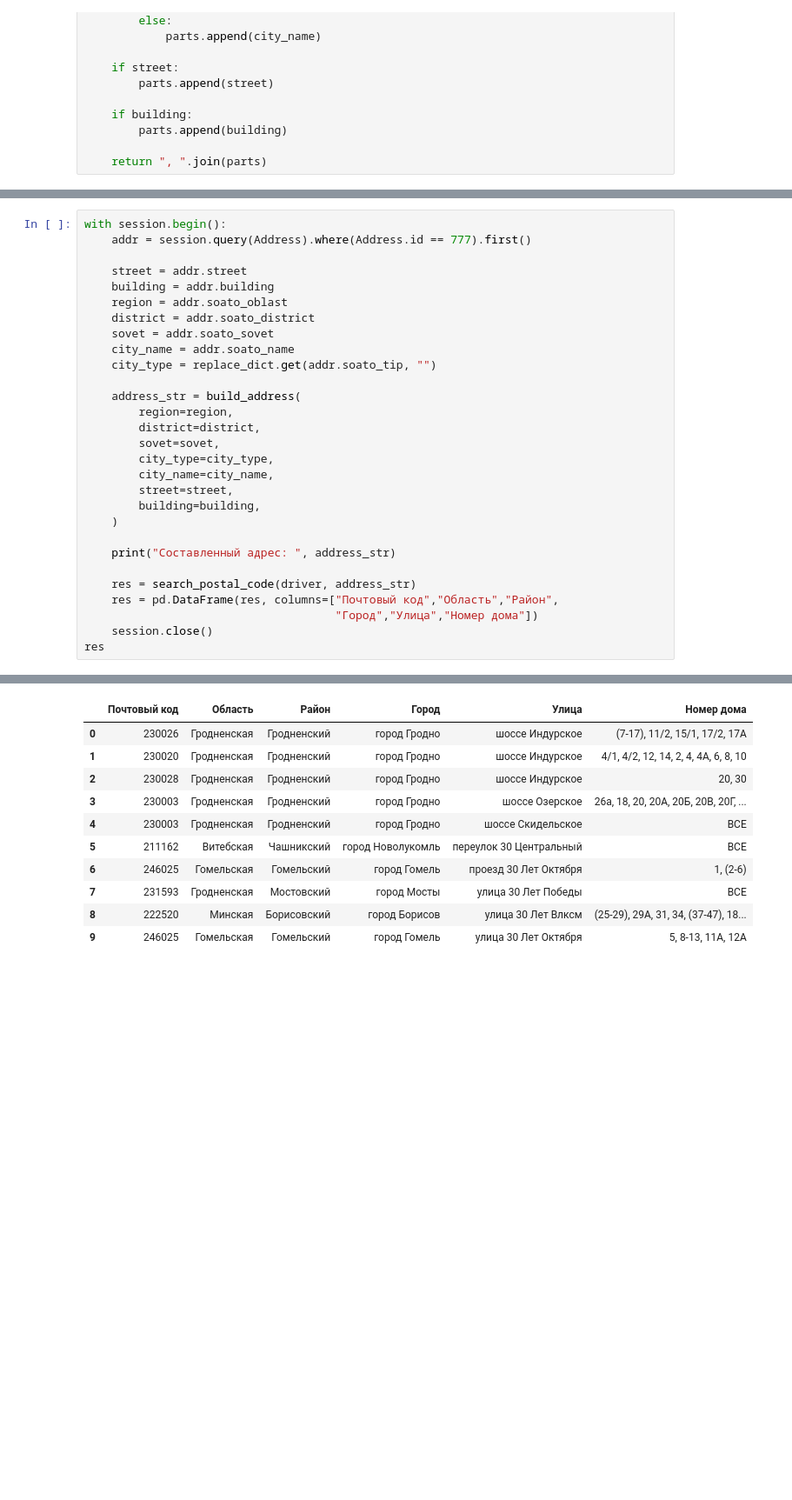
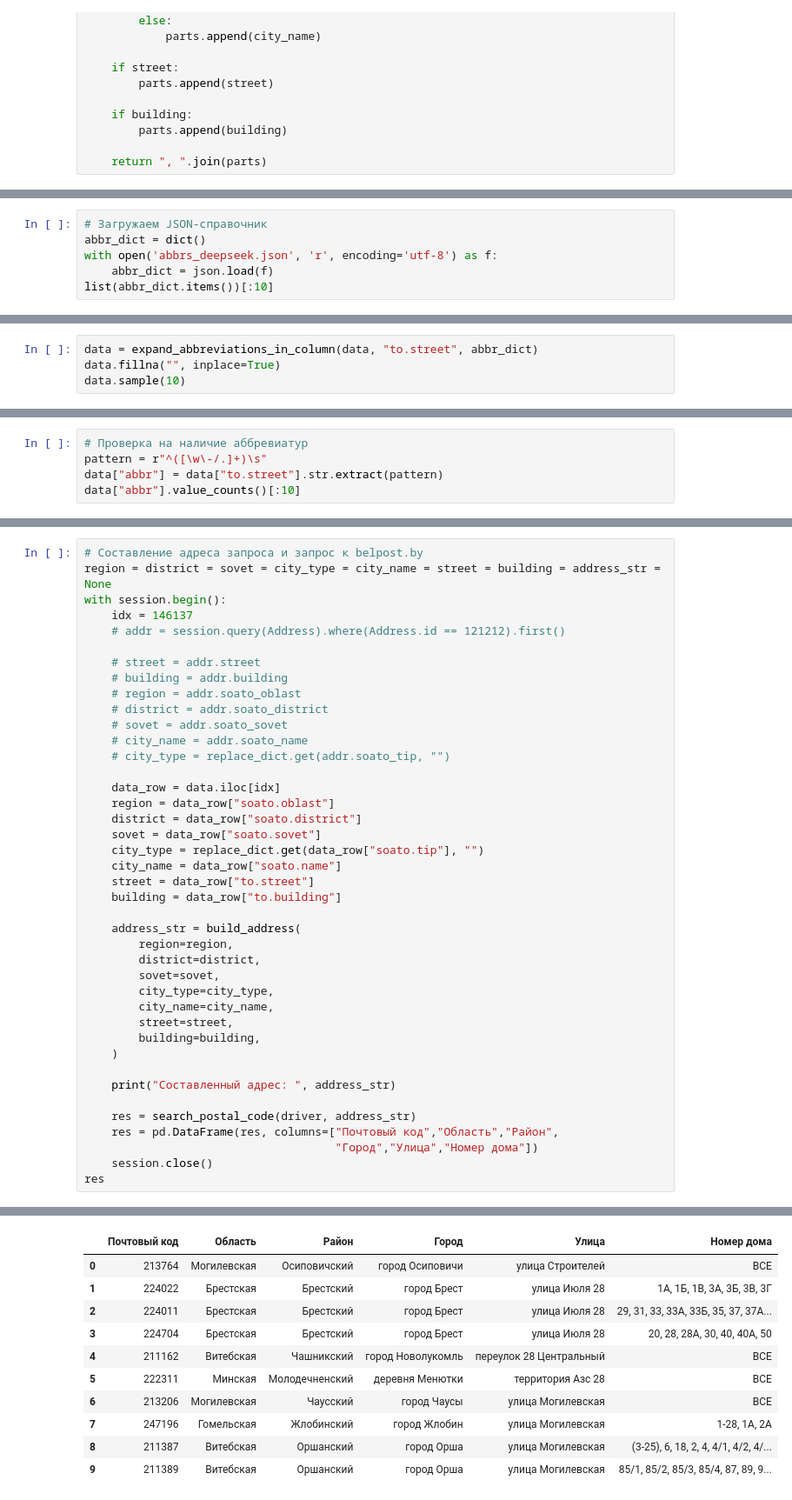
Before and after one commit to trxxnk/belpost-address-finder, a Jupyter notebook: analys.ipynb, the cells around one changed output, grey strips where cells are left out. Shown: that part at 87% size. Cells and saved outputs as stored; diff of their text form; blank space fills up the shorter version.

```diff
--- a/analys.ipynb
+++ b/analys.ipynb
@@ -127,0 +144,6 @@ def build_address(
+# %%
+# Загружаем JSON-справочник
+abbr_dict = dict()
+with open('abbrs_deepseek.json', 'r', encoding='utf-8') as f:
+    abbr_dict = json.load(f)
+list(abbr_dict.items())[:10]
@@ -127,0 +192,4 @@ def build_address(
+# %%
+data = expand_abbreviations_in_column(data, "to.street", abbr_dict)
+data.fillna("", inplace=True)
+data.sample(10)
@@ -127,0 +208,5 @@ def build_address(
+# %%
+# Проверка на наличие аббревиатур
+pattern = r"^([\w\-/.]+)\s"
+data["abbr"] = data["to.street"].str.extract(pattern)
+data["abbr"].value_counts()[:10]
@@ -128,14 +233,26 @@ def build_address(
 # %%
+# Составление адреса запроса и запрос к belpost.by
+region = district = sovet = city_type = city_name = street = building = address_str = None
 with session.begin():
-    addr = session.query(Address).where(Address.id == 777).first()
+    idx = 146137
+    # addr = session.query(Address).where(Address.id == 121212).first()
 
-    street = addr.street
-    building = addr.building
-    region = addr.soato_oblast
-    district = addr.soato_district
-    sovet = addr.soato_sovet
-    city_name = addr.soato_name
-    city_type = replace_dict.get(addr.soato_tip, "")
+    # street = addr.street
+    # building = addr.building
+    # region = addr.soato_oblast
+    # district = addr.soato_district
+    # sovet = addr.soato_sovet
+    # city_name = addr.soato_name
+    # city_type = replace_dict.get(addr.soato_tip, "")
+
+    data_row = data.iloc[idx]
+    region = data_row["soato.oblast"]
+    district = data_row["soato.district"]
+    sovet = data_row["soato.sovet"]
+    city_type = replace_dict.get(data_row["soato.tip"], "")
+    city_name = data_row["soato.name"]
+    street = data_row["to.street"]
+    building = data_row["to.building"]
 
     address_str = build_address(
         region=region,
@@ -160,12 +277,12 @@ res
 Ожидание результатов поиска...
 |  | Почтовый код | Область | Район | Город | Улица | Номер дома |
-| 0 | 230026 | Гродненская | Гродненский | город Гродно | шоссе Индурское | (7-17), 11/2, 15/1, 17/2, 17А |
-| 1 | 230020 | Гродненская | Гродненский | город Гродно | шоссе Индурское | 4/1, 4/2, 12, 14, 2, 4, 4А, 6, 8, 10 |
-| 2 | 230028 | Гродненская | Гродненский | город Гродно | шоссе Индурское | 20, 30 |
-| 3 | 230003 | Гродненская | Гродненский | город Гродно | шоссе Озерское | 26а, 18, 20, 20А, 20Б, 20В, 20Г, ... |
-| 4 | 230003 | Гродненская | Гродненский | город Гродно | шоссе Скидельское | ВСЕ |
-| 5 | 211162 | Витебская | Чашникский | город Новолукомль | переулок 30 Центральный | ВСЕ |
-| 6 | 246025 | Гомельская | Гомельский | город Гомель | проезд 30 Лет Октября | 1, (2-6) |
-| 7 | 231593 | Гродненская | Мостовский | город Мосты | улица 30 Лет Победы | ВСЕ |
-| 8 | 222520 | Минская | Борисовский | город Борисов | улица 30 Лет Влксм | (25-29), 29А, 31, 34, (37-47), 18... |
-| 9 | 246025 | Гомельская | Гомельский | город Гомель | улица 30 Лет Октября | 5, 8-13, 11А, 12А |
+| 0 | 213764 | Могилевская | Осиповичский | город Осиповичи | улица Строителей | ВСЕ |
+| 1 | 224022 | Брестская | Брестский | город Брест | улица Июля 28 | 1А, 1Б, 1В, 3А, 3Б, 3В, 3Г |
+| 2 | 224011 | Брестская | Брестский | город Брест | улица Июля 28 | 29, 31, 33, 33А, 33Б, 35, 37, 37А... |
+| 3 | 224704 | Брестская | Брестский | город Брест | улица Июля 28 | 20, 28, 28А, 30, 40, 40А, 50 |
+| 4 | 211162 | Витебская | Чашникский | город Новолукомль | переулок 28 Центральный | ВСЕ |
+| 5 | 222311 | Минская | Молодечненский | деревня Менютки | территория Азс 28 | ВСЕ |
+| 6 | 213206 | Могилевская | Чаусский | город Чаусы | улица Могилевская | ВСЕ |
+| 7 | 247196 | Гомельская | Жлобинский | город Жлобин | улица Могилевская | 1-28, 1А, 2А |
+| 8 | 211387 | Витебская | Оршанский | город Орша | улица Могилевская | (3-25), 6, 18, 2, 4, 4/1, 4/2, 4/... |
+| 9 | 211389 | Витебская | Оршанский | город Орша | улица Могилевская | 85/1, 85/2, 85/3, 85/4, 87, 89, 9... |
```
Also changed, not shown: parts of 27 cells of this notebook, 6 other files.
